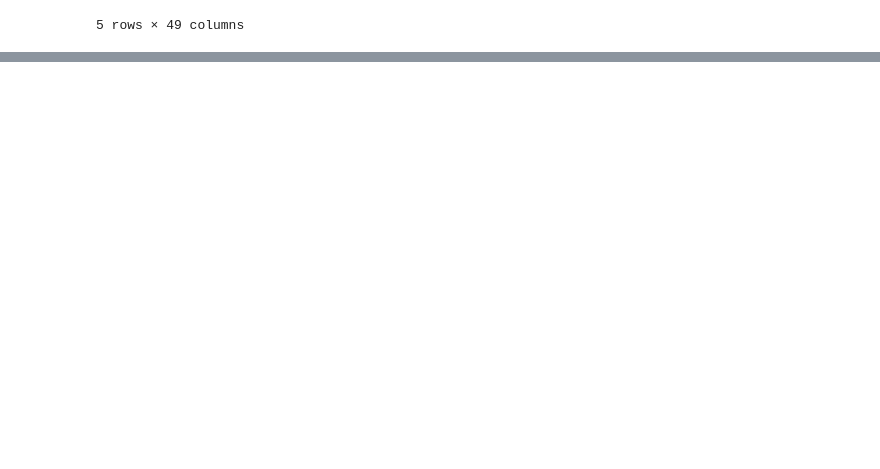
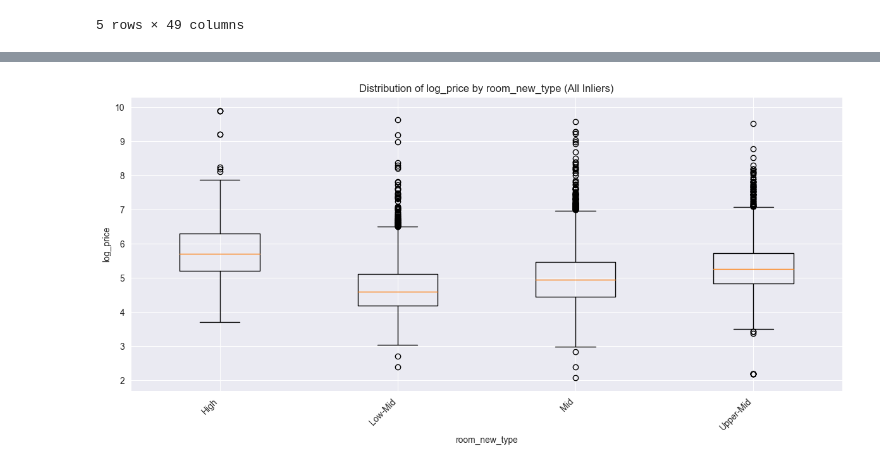
Before and after one commit to jiwon512/advanced_project, a Jupyter notebook: hye_project/remove_outlier.ipynb, the cells around one changed output, grey strips where cells are left out. Drawn from its saved outputs; the diff is of its cells as text; code cells hidden in the pictures; blank space fills up the shorter version.

```diff
--- a/hye_project/remove_outlier.ipynb
+++ b/hye_project/remove_outlier.ipynb
@@ -277,0 +386,28 @@ df.head()
+# %%
+import matplotlib.pyplot as plt
+
+# 그룹화 기준 컬럼과 값
+X = 'room_new_type'
+y = 'log_price'
+
+# 1) Figure 생성
+plt.figure(figsize=(12, 6))
+
+# 2) 각 그룹별 데이터 리스트 생성
+groups = sorted(df[X].unique())
+data_to_plot = [df[df[X] == g][y] for g in groups]
+
+# 3) 박스플롯 그리기
+plt.boxplot(data_to_plot)
+plt.xticks(range(1, len(groups) + 1), groups, rotation=45, ha='right')
+
+# 4) 제목·축 레이블
+plt.title('Distribution of log_price by room_new_type (All Inliers)')
+plt.xlabel(X)
+plt.ylabel(y)
+
+# 5) 레이아웃 정리 및 출력
+plt.tight_layout()
+plt.show()
+# %% [output]
+[figure, added]
```
Also changed, not shown: parts of 7 cells of this notebook, 2 other files.
